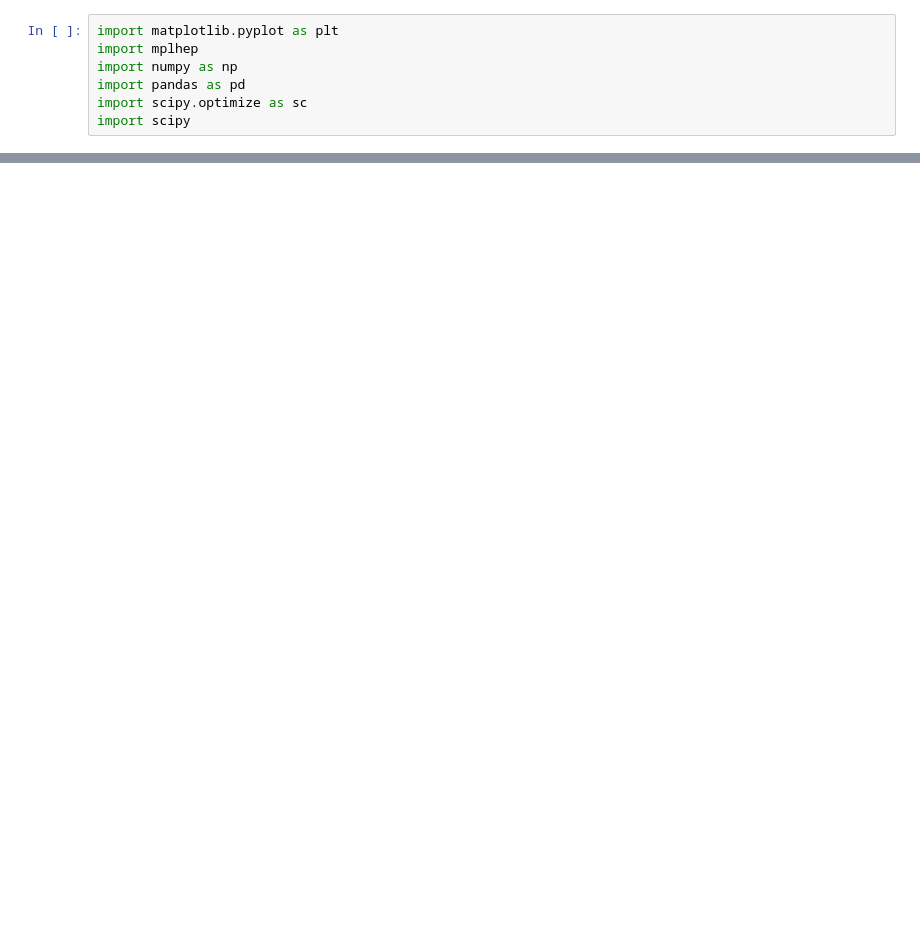
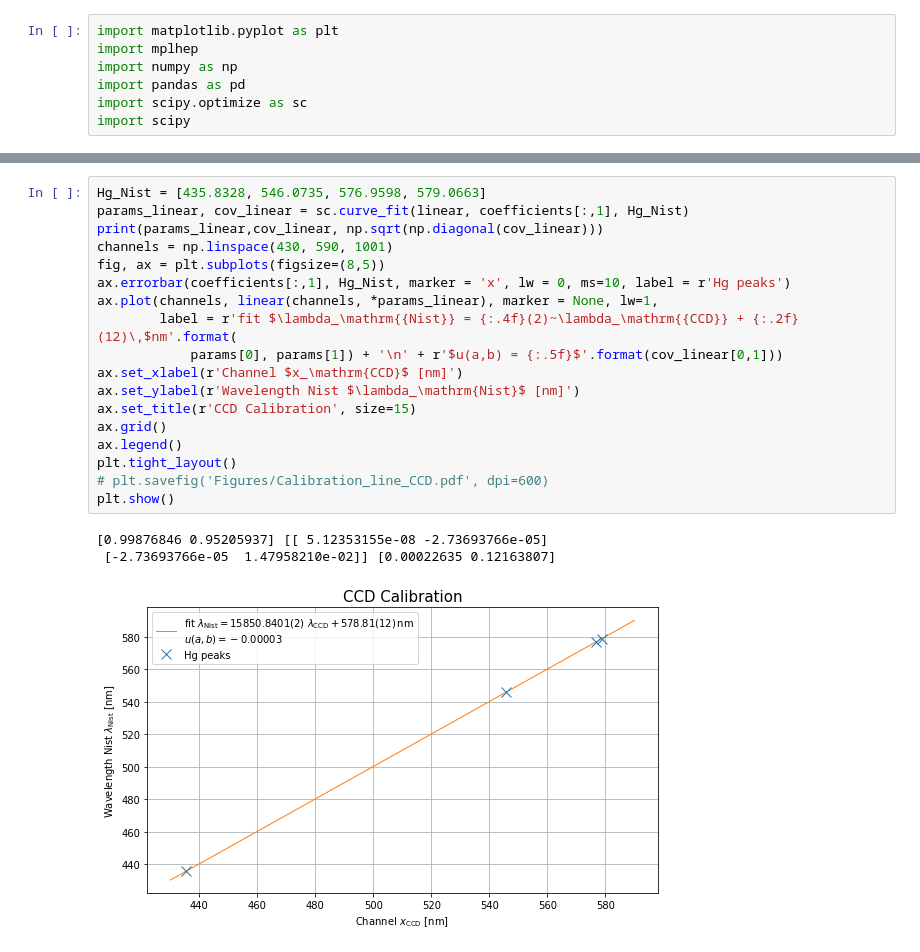
Before and after one commit to nicolaigoelz/Raman, a Jupyter notebook: CCD_Calibration_measurement.ipynb, the cells around one changed output, grey strips where cells are left out. Drawn from its saved outputs; the diff is of its cells as text; blank space fills up the shorter version.

```diff
--- a/CCD_Calibration_measurement.ipynb
+++ b/CCD_Calibration_measurement.ipynb
@@ -63,3 +74,25 @@ plt.show()
+# %%
+Hg_Nist = [435.8328, 546.0735, 576.9598, 579.0663]
+params_linear, cov_linear = sc.curve_fit(linear, coefficients[:,1], Hg_Nist)
+print(params_linear,cov_linear, np.sqrt(np.diagonal(cov_linear)))
+channels = np.linspace(430, 590, 1001)
+fig, ax = plt.subplots(figsize=(8,5))
+ax.errorbar(coefficients[:,1], Hg_Nist, marker = 'x', lw = 0, ms=10, label = r'Hg peaks')
+ax.plot(channels, linear(channels, *params_linear), marker = None, lw=1,
+        label = r'fit $\lambda_\mathrm{{Nist}} = {:.4f}(2)~\lambda_\mathrm{{CCD}} + {:.2f}(12)\,$nm'.format(
+            params[0], params[1]) + '\n' + r'$u(a,b) = {:.5f}$'.format(cov_linear[0,1]))
+ax.set_xlabel(r'Channel $x_\mathrm{CCD}$ [nm]')
+ax.set_ylabel(r'Wavelength Nist $\lambda_\mathrm{Nist}$ [nm]')
+ax.set_title(r'CCD Calibration', size=15)
+ax.grid()
+ax.legend()
+plt.tight_layout()
+# plt.savefig('Figures/Calibration_line_CCD.pdf', dpi=600)
+plt.show()
+# %% [output]
+[0.99876846 0.95205937] [[ 5.12353155e-08 -2.73693766e-05]
+ [-2.73693766e-05  1.47958210e-02]] [0.00022635 0.12163807]
+[figure, added]
 # %%
 Hg_Nist = [435.8328, 546.0735, 576.9598, 579.0663]
 for i in range(4):
```
Also changed, not shown: parts of 14 cells of this notebook, 5 other files.
